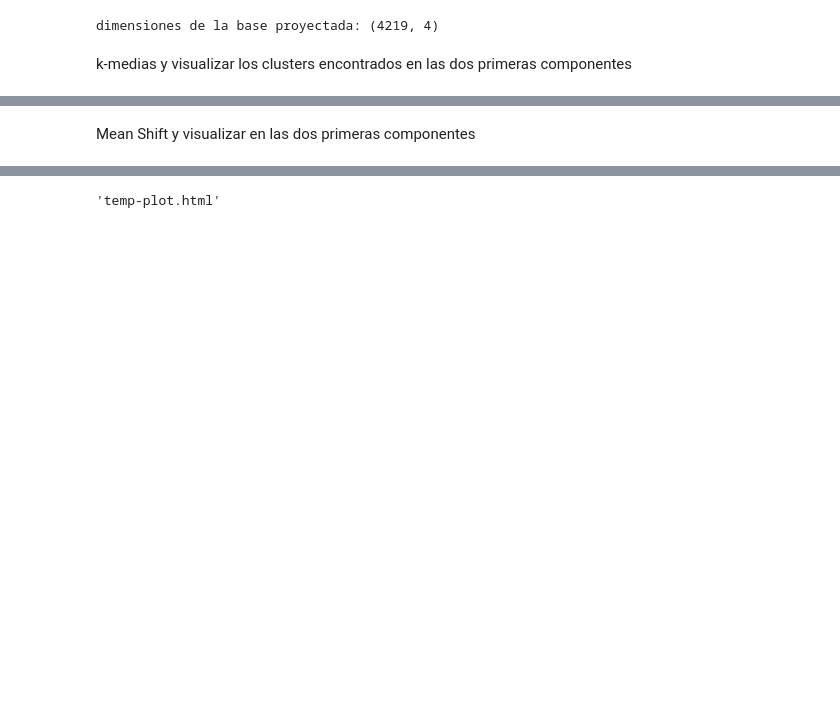
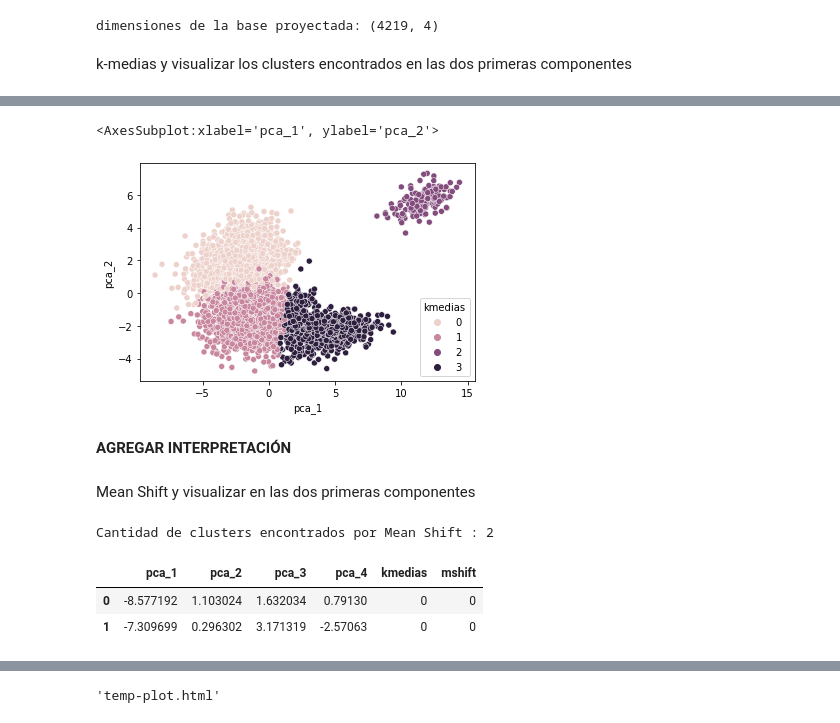
Before and after one commit to estebanarr/aprendizaje_no_supervisado, a Jupyter notebook: Notebooks/ntb4_embeddings_fifa2021.ipynb, the cells around one changed output, grey strips where cells are left out. Cells and saved outputs as stored; diff of their text form; code cells hidden in the pictures; blank space fills up the shorter version.

```diff
--- a/Notebooks/ntb4_embeddings_fifa2021.ipynb
+++ b/Notebooks/ntb4_embeddings_fifa2021.ipynb
@@ -571,0 +625,14 @@ k-medias y visualizar los clusters encontrados en las dos primeras componentes
+# %%
+#En función del gráfico anterior, elegiríamos 4 clusters
+n_clust = 4
+
+km = KMeans(n_clusters=n_clust, random_state=10)
+km.fit(X_projected) #utiliza todas las habilidades: 34 dimensiones
+
+# Recuperacion de etiquetas
+clusters = km.labels_
+# %%
+X = pd.DataFrame(X_projected)
+X = X.rename(columns = {0: 'pca_1', 1: 'pca_2', 2: 'pca_3', 3: 'pca_4'}, inplace = False)
+# %%
+X["kmedias"] = km.labels_ #clusters
@@ -572,2 +645,33 @@ k-medias y visualizar los clusters encontrados en las dos primeras componentes
+# %%
+#Graficamos las dos primeras componentes, diferenciando por color los clusters encontrados
+sns.scatterplot(data=X, x="pca_1", y="pca_2", hue="kmedias")
+# %% [output]
+<AxesSubplot:xlabel='pca_1', ylabel='pca_2'>
+[figure, added]
+# %% [markdown]
+**AGREGAR INTERPRETACIÓN**
 # %% [markdown]
 Mean Shift y visualizar en las dos primeras componentes
+# %%
+#Exploramos el número de clusters que se encuentran por medio del Método de MeanShift
+#ms = MeanShift(bandwidth=14, bin_seeding=True)   #A medida que agrandamos el bandwidth, se va reduciendo la cantidad de clusters encontrados.
+ms = MeanShift( bin_seeding=True)
+
+ms.fit(X_projected)
+
+clusters2 = ms.labels_
+cluster_centers = ms.cluster_centers_
+
+labels_unique = np.unique(clusters2)
+n_clusters_ = len(labels_unique)
+
+print("Cantidad de clusters encontrados por Mean Shift : %d" % n_clusters_)
+# %% [output]
+Cantidad de clusters encontrados por Mean Shift : 2
+# %%
+X["mshift"] = ms.labels_ #clusters
+X.head(2)
+# %% [output]
+|  | pca_1 | pca_2 | pca_3 | pca_4 | kmedias | mshift |
+| 0 | -8.577192 | 1.103024 | 1.632034 | 0.79130 | 0 | 0 |
+| 1 | -7.309699 | 0.296302 | 3.171319 | -2.57063 | 0 | 0 |
```
Also changed, not shown: parts of 21 cells of this notebook, 1 other file.
